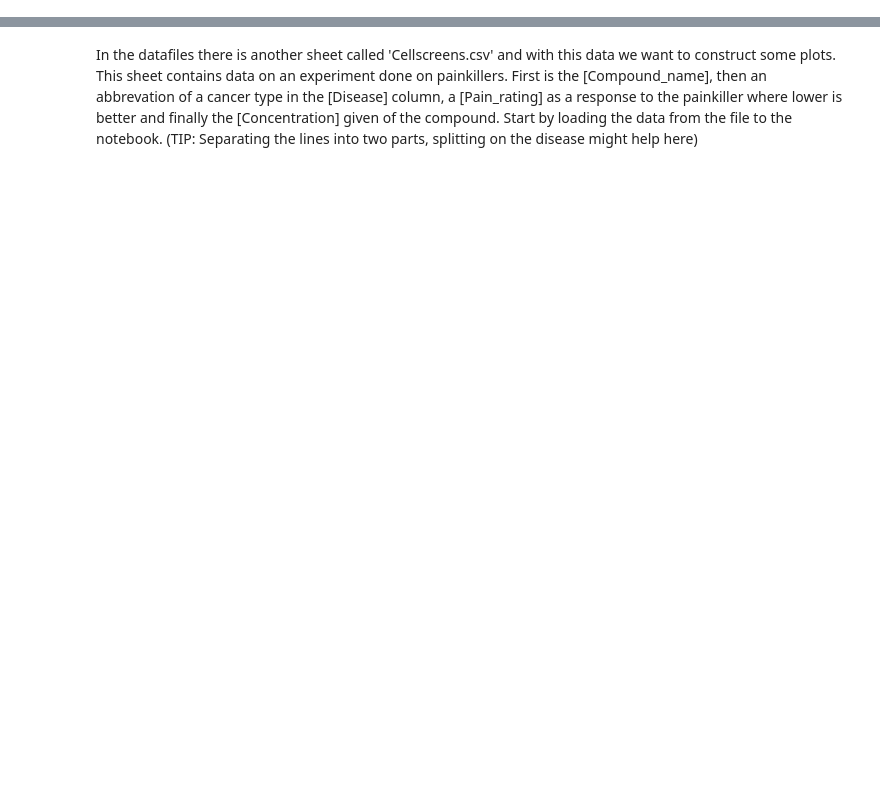
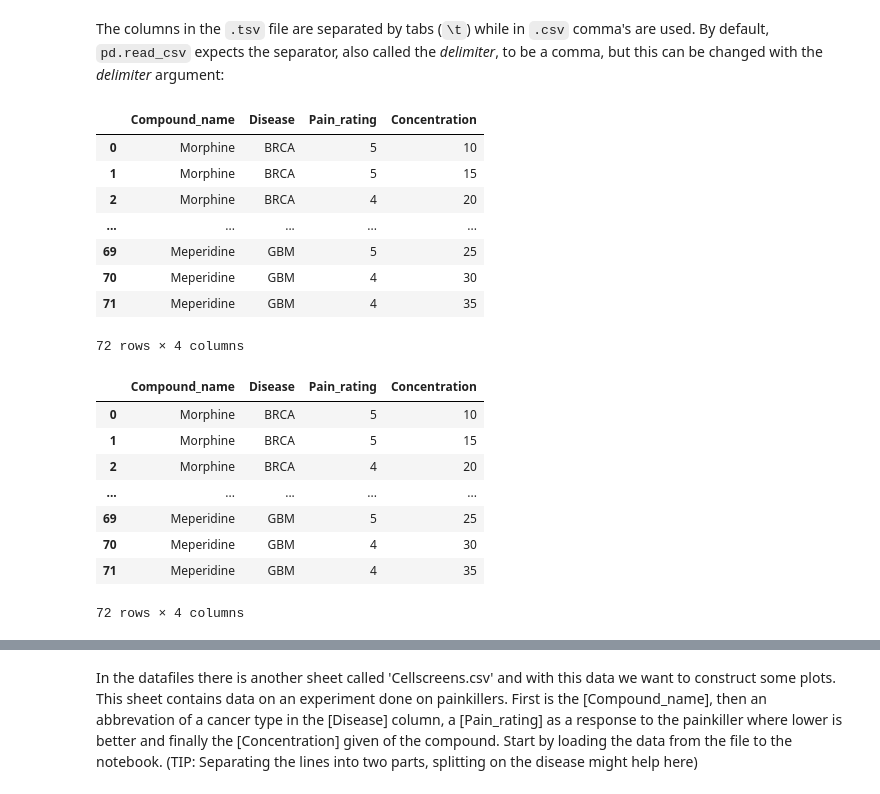
Before and after one commit to lacdr-tox/basic-programming-in-drug-discovery, a Jupyter notebook: python/exercises/3. Working with Pandas DataFrames.ipynb, the cells around one changed output, grey strips where cells are left out. Cells and saved outputs as stored; diff of their text form; code cells hidden in the pictures; blank space fills up the shorter version.

```diff
--- a/python/exercises/3. Working with Pandas DataFrames.ipynb
+++ b/python/exercises/3. Working with Pandas DataFrames.ipynb
@@ -45,0 +44,26 @@ import pandas as pd
+# %% [markdown]
+The columns in the `.tsv` file are separated by tabs (`\t`) while in `.csv` comma's are used. By default, `pd.read_csv` expects the separator, also called the *delimiter*, to be a comma, but this can be changed with the *delimiter* argument:
+# %%
+pd_csv = pd.read_csv('datafiles/Cellscreens.csv')
+pd_tsv = pd.read_csv('datafiles/Cellscreens.tsv',delimiter='\t')
+display(pd_csv)
+display(pd_tsv)
+# %% [output]
+|  | Compound_name | Disease | Pain_rating | Concentration |
+| 0 | Morphine | BRCA | 5 | 10 |
+| 1 | Morphine | BRCA | 5 | 15 |
+| 2 | Morphine | BRCA | 4 | 20 |
+| ... | ... | ... | ... | ... |
+| 69 | Meperidine | GBM | 5 | 25 |
+| 70 | Meperidine | GBM | 4 | 30 |
+| 71 | Meperidine | GBM | 4 | 35 |
+72 rows × 4 columns
+|  | Compound_name | Disease | Pain_rating | Concentration |
+| 0 | Morphine | BRCA | 5 | 10 |
+| 1 | Morphine | BRCA | 5 | 15 |
+| 2 | Morphine | BRCA | 4 | 20 |
+| ... | ... | ... | ... | ... |
+| 69 | Meperidine | GBM | 5 | 25 |
+| 70 | Meperidine | GBM | 4 | 30 |
+| 71 | Meperidine | GBM | 4 | 35 |
+72 rows × 4 columns
```
Also changed, not shown: parts of 86 cells of this notebook.
